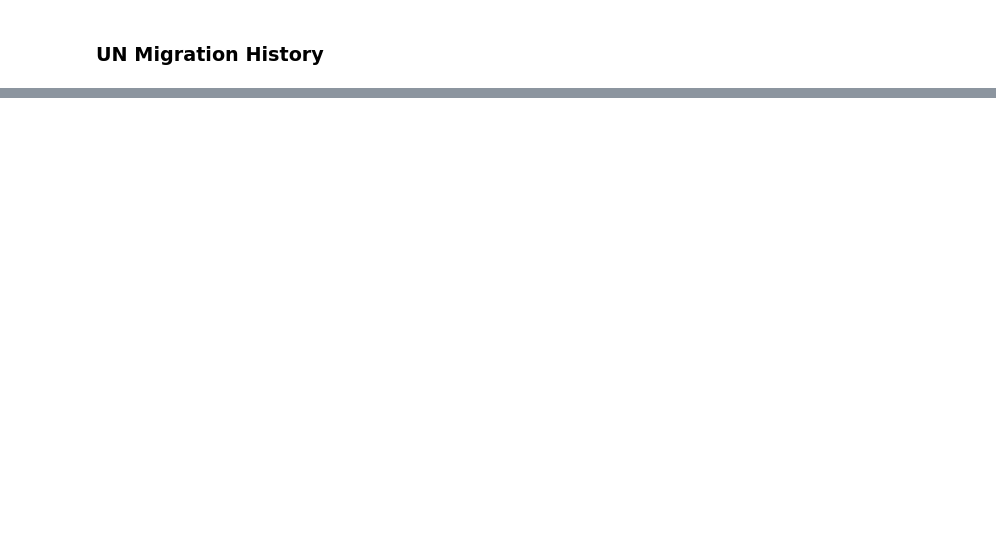
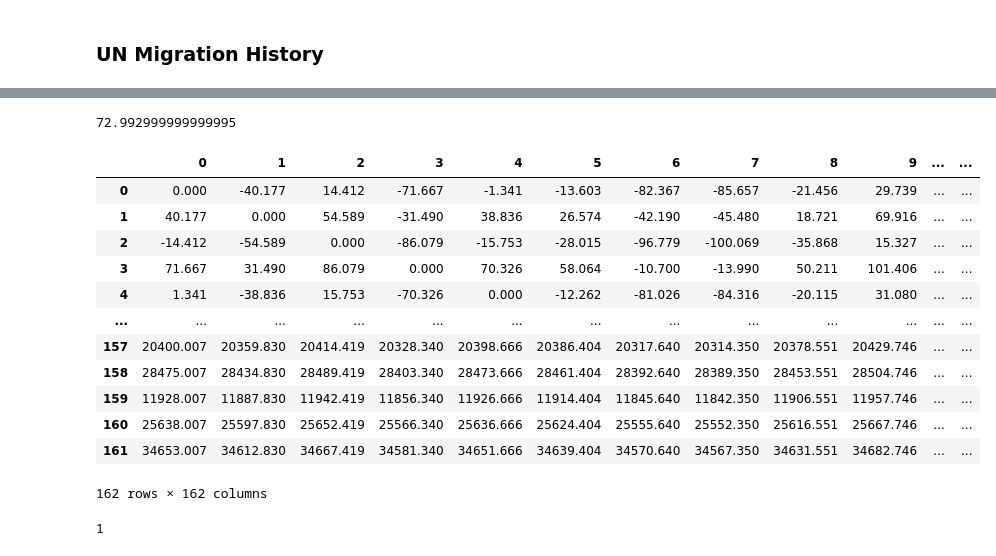
Before and after one commit to crcresearch/GOS, a Jupyter notebook: examples/multiscale-migration/Multiscale Migration Model.ipynb, the cells around one changed output, grey strips where cells are left out. Cells and saved outputs as stored; diff of their text form; code cells hidden in the pictures; blank space fills up the shorter version.

Commit message:
Process UN data into matrix.

```diff
--- a/examples/multiscale-migration/Multiscale Migration Model.ipynb
+++ b/examples/multiscale-migration/Multiscale Migration Model.ipynb
@@ -253,0 +406,9 @@ for code in [names_to_un_codes[x] for x in un_pd.iloc[:,1:250].columns.values[7:
+# %%
+rows = []
+for i in range(len(ab)):
+    row = []
+    val = ab['A'][i]
+    for value in ab['A']:
+        row.append(val - value)
+    rows.append(row)
+np.array(rows)
@@ -253,0 +429,24 @@ for code in [names_to_un_codes[x] for x in un_pd.iloc[:,1:250].columns.values[7:
+# %%
+ab['A'][0]
+# %% [output]
+72.992999999999995
+# %%
+pd.DataFrame(rows)
+# %% [output]
+|  | 0 | 1 | 2 | 3 | 4 | 5 | 6 | 7 | 8 | 9 | ... | ... |
+| 0 | 0.000 | -40.177 | 14.412 | -71.667 | -1.341 | -13.603 | -82.367 | -85.657 | -21.456 | 29.739 | ... | ... |
+| 1 | 40.177 | 0.000 | 54.589 | -31.490 | 38.836 | 26.574 | -42.190 | -45.480 | 18.721 | 69.916 | ... | ... |
+| 2 | -14.412 | -54.589 | 0.000 | -86.079 | -15.753 | -28.015 | -96.779 | -100.069 | -35.868 | 15.327 | ... | ... |
+| 3 | 71.667 | 31.490 | 86.079 | 0.000 | 70.326 | 58.064 | -10.700 | -13.990 | 50.211 | 101.406 | ... | ... |
+| 4 | 1.341 | -38.836 | 15.753 | -70.326 | 0.000 | -12.262 | -81.026 | -84.316 | -20.115 | 31.080 | ... | ... |
+| ... | ... | ... | ... | ... | ... | ... | ... | ... | ... | ... | ... | ... |
+| 157 | 20400.007 | 20359.830 | 20414.419 | 20328.340 | 20398.666 | 20386.404 | 20317.640 | 20314.350 | 20378.551 | 20429.746 | ... | ... |
+| 158 | 28475.007 | 28434.830 | 28489.419 | 28403.340 | 28473.666 | 28461.404 | 28392.640 | 28389.350 | 28453.551 | 28504.746 | ... | ... |
+| 159 | 11928.007 | 11887.830 | 11942.419 | 11856.340 | 11926.666 | 11914.404 | 11845.640 | 11842.350 | 11906.551 | 11957.746 | ... | ... |
+| 160 | 25638.007 | 25597.830 | 25652.419 | 25566.340 | 25636.666 | 25624.404 | 25555.640 | 25552.350 | 25616.551 | 25667.746 | ... | ... |
+| 161 | 34653.007 | 34612.830 | 34667.419 | 34581.340 | 34651.666 | 34639.404 | 34570.640 | 34567.350 | 34631.551 | 34682.746 | ... | ... |
+162 rows × 162 columns
+# %%
+pi['Rank (1 = most welcoming)'][0]
+# %% [output]
+1
```
Also changed, not shown: parts of 19 cells of this notebook.
